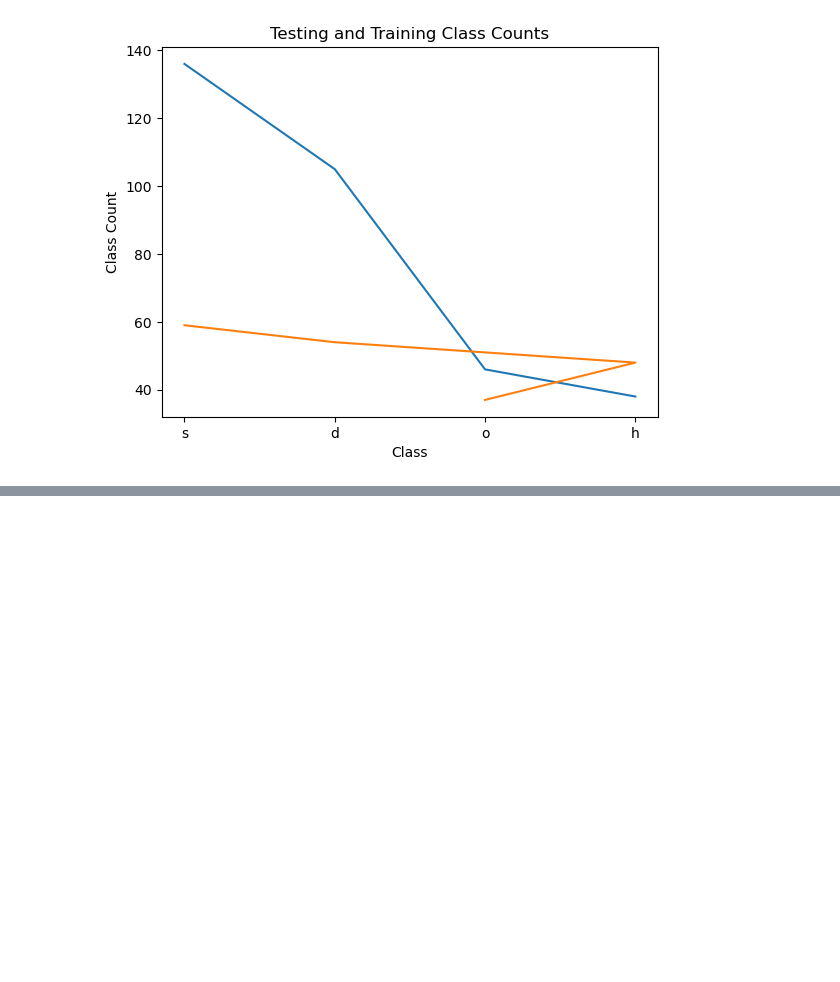
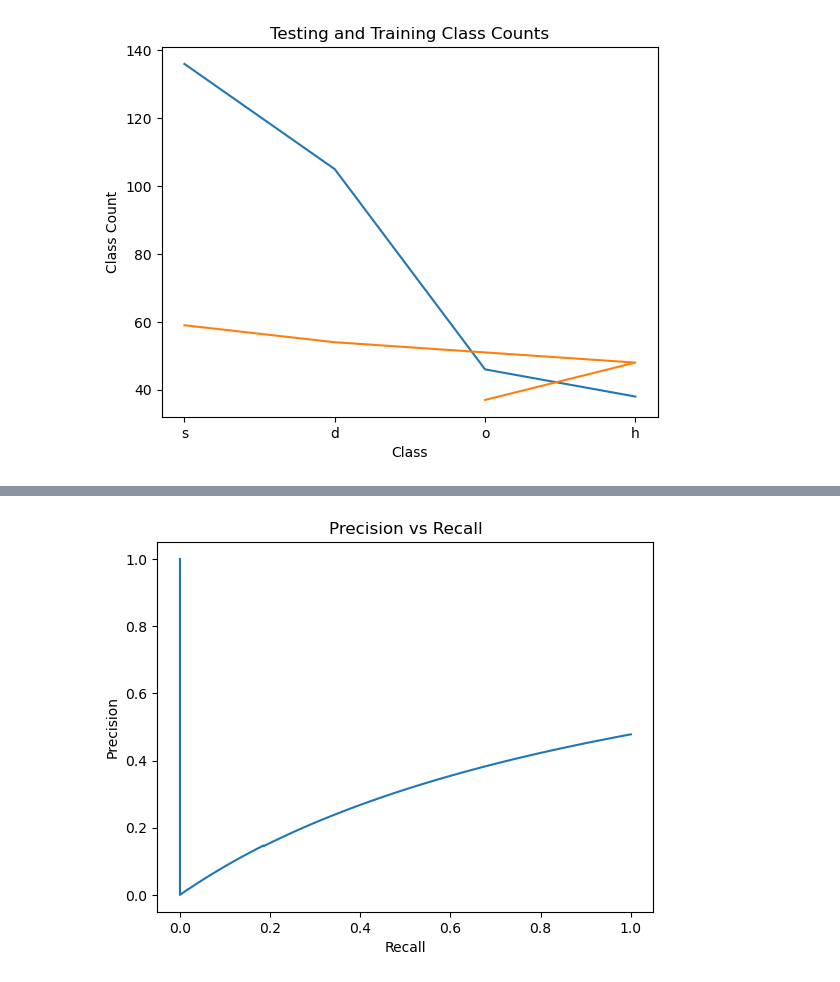
Before and after one commit to Oatesha/Machine-Learning, a Jupyter notebook: Assign 1/assignment1.ipynb, the cells around one changed output, grey strips where cells are left out. Drawn from its saved outputs; the diff is of its cells as text; code cells hidden in the pictures; blank space fills up the shorter version.

```diff
--- a/Assign 1/assignment1.ipynb
+++ b/Assign 1/assignment1.ipynb
@@ -115,0 +342,15 @@ plt.show()
+# %%
+#extract score values
+predicted_probabilities = log_reg_all_features.predict_proba(x_test_sd)[:, 1]
+
+#calculate precision and recall using the y scores from the decision_function
+precision, recall, thresholds = precision_recall_curve((y_test_sd == "d").astype(int), predicted_probabilities)
+
+#plot the precision-recall curve
+plt.plot(recall, precision)
+plt.xlabel("Recall")
+plt.ylabel("Precision")
+plt.title("Precision vs Recall")
+plt.show()
+# %% [output]
+[figure, added]
```
Also changed, not shown: parts of 40 cells of this notebook, 1 other file.
